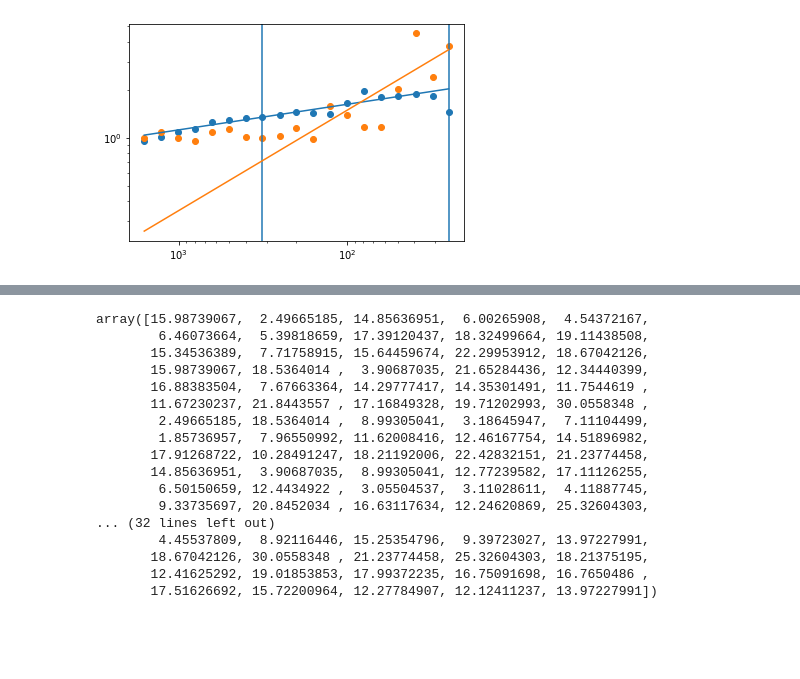
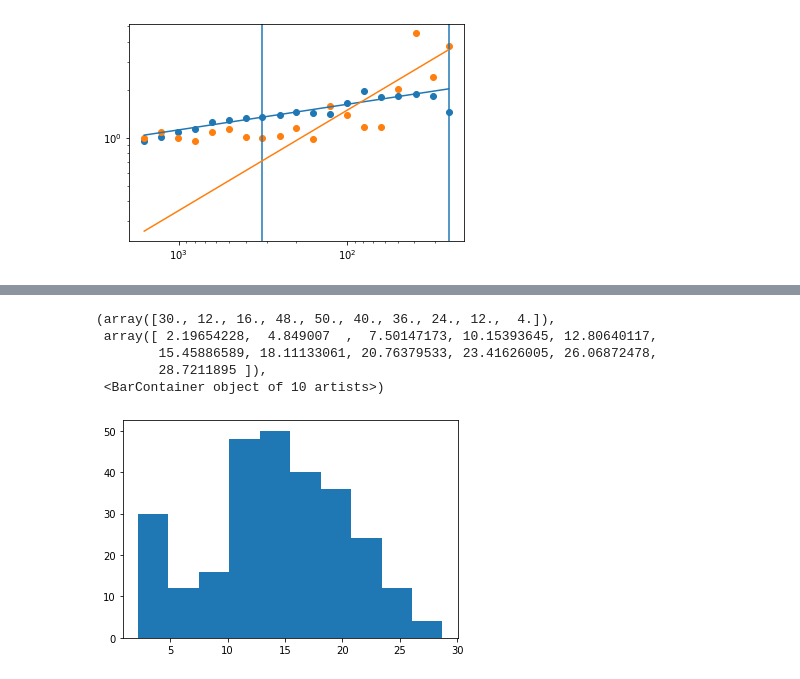
Before and after one commit to tsgaurav/Ising_RSRG, a Jupyter notebook: ipynb_notebooks/Log_bdry_RSRG.ipynb, the cells around one changed output, grey strips where cells are left out. Cells and saved outputs as stored; diff of their text form; code cells hidden in the pictures; blank space fills up the shorter version.

```diff
--- a/ipynb_notebooks/Log_bdry_RSRG.ipynb
+++ b/ipynb_notebooks/Log_bdry_RSRG.ipynb
@@ -431,20 +483,9 @@ bdry_dict = test.bdry_dict
 # %%
-plt.zeta_stuff[~bdry_dict,:][:,~bdry_dict].data
+plt.hist(test.zeta_ij_vals[~test.bdry_dict,:][:,~test.bdry_dict].data)
 # %% [output]
-array([15.98739067,  2.49665185, 14.85636951,  6.00265908,  4.54372167,
-        6.46073664,  5.39818659, 17.39120437, 18.32499664, 19.11438508,
-       15.34536389,  7.71758915, 15.64459674, 22.29953912, 18.67042126,
-       15.98739067, 18.5364014 ,  3.90687035, 21.65284436, 12.34440399,
-       16.88383504,  7.67663364, 14.29777417, 14.35301491, 11.7544619 ,
-       11.67230237, 21.8443557 , 17.16849328, 19.71202993, 30.0558348 ,
-        2.49665185, 18.5364014 ,  8.99305041,  3.18645947,  7.11104499,
-        1.85736957,  7.96550992, 11.62008416, 12.46167754, 14.51896982,
-       17.91268722, 10.28491247, 18.21192006, 22.42832151, 21.23774458,
-       14.85636951,  3.90687035,  8.99305041, 12.77239582, 17.11126255,
-        6.50150659, 12.4434922 ,  3.05504537,  3.11028611,  4.11887745,
-        9.33735697, 20.8452034 , 16.63117634, 12.24620869, 25.32604303,
-... (32 lines left out)
-        4.45537809,  8.92116446, 15.25354796,  9.39723027, 13.97227991,
-       18.67042126, 30.0558348 , 21.23774458, 25.32604303, 18.21375195,
-       12.41625292, 19.01853853, 17.99372235, 16.75091698, 16.7650486 ,
-       17.51626692, 15.72200964, 12.27784907, 12.12411237, 13.97227991])
+(array([30., 12., 16., 48., 50., 40., 36., 24., 12.,  4.]),
+ array([ 2.19654228,  4.849007  ,  7.50147173, 10.15393645, 12.80640117,
+        15.45886589, 18.11133061, 20.76379533, 23.41626005, 26.06872478,
+        28.7211895 ]),
+ <BarContainer object of 10 artists>)
+[figure, added]
```
Also changed, not shown: parts of 19 cells of this notebook, 23 other files.
